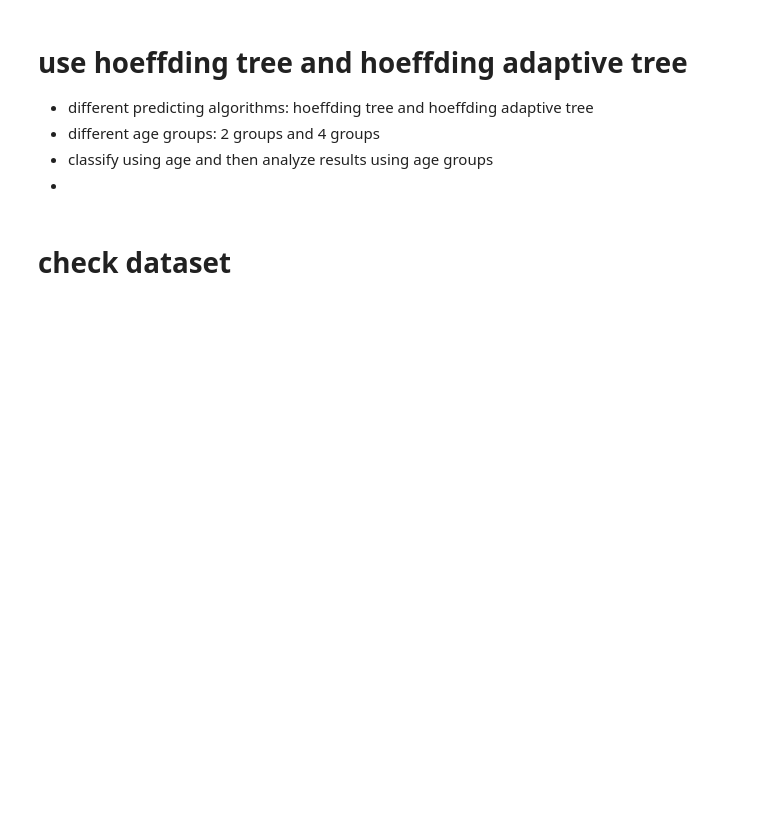
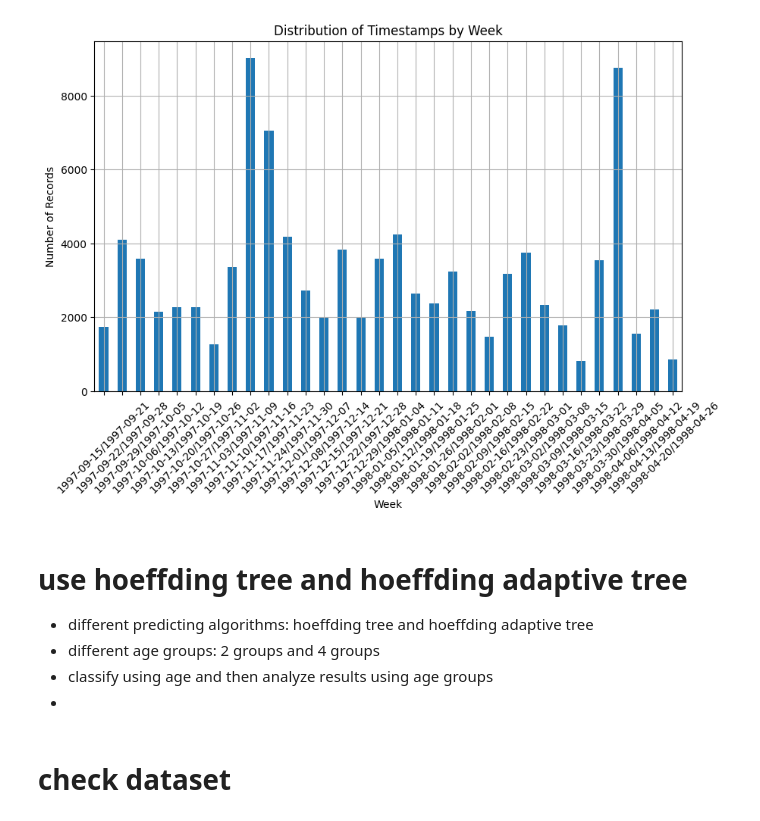
Before and after one commit to JinyangLi01/DFMonitor, a Jupyter notebook: experiments/movielens/river100K/Accuracy_diff/hoeffding_tree/river_movielens_predictions.ipynb, the cells around one changed output. Drawn from its saved outputs; the diff is of its cells as text; code cells hidden in the pictures; blank space fills up the shorter version.

```diff
--- a/experiments/movielens/river100K/Accuracy_diff/hoeffding_tree/river_movielens_predictions.ipynb
+++ b/experiments/movielens/river100K/Accuracy_diff/hoeffding_tree/river_movielens_predictions.ipynb
@@ -16,3 +100,21 @@ import numpy as np
+# %%
+# Group the timestamps by week for the distribution analysis
+df['week'] = df['timestamp'].dt.to_period('W')
+
+# Get the count of records for each week
+weekly_distribution = df['week'].value_counts().sort_index()
+
+# Plot the distribution
+plt.figure(figsize=(10, 6))
+weekly_distribution.plot(kind='bar')
+plt.xlabel('Week')
+plt.ylabel('Number of Records')
+plt.title('Distribution of Timestamps by Week')
+plt.xticks(rotation=45)
+plt.grid(True)
+plt.show()
+# %% [output]
+[figure, added]
 # %% [markdown]
 # use hoeffding tree and hoeffding adaptive tree
 
```
Also changed, not shown: parts of 6 cells of this notebook, 14 other files.
